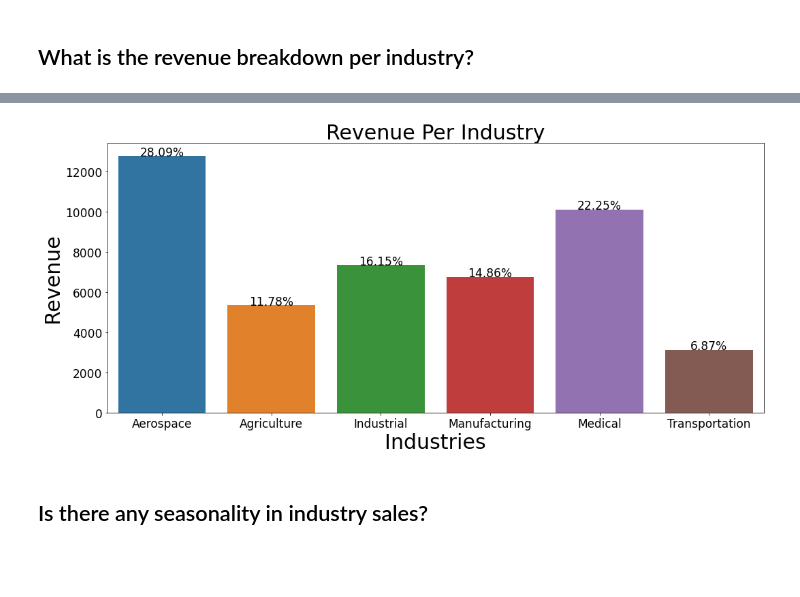
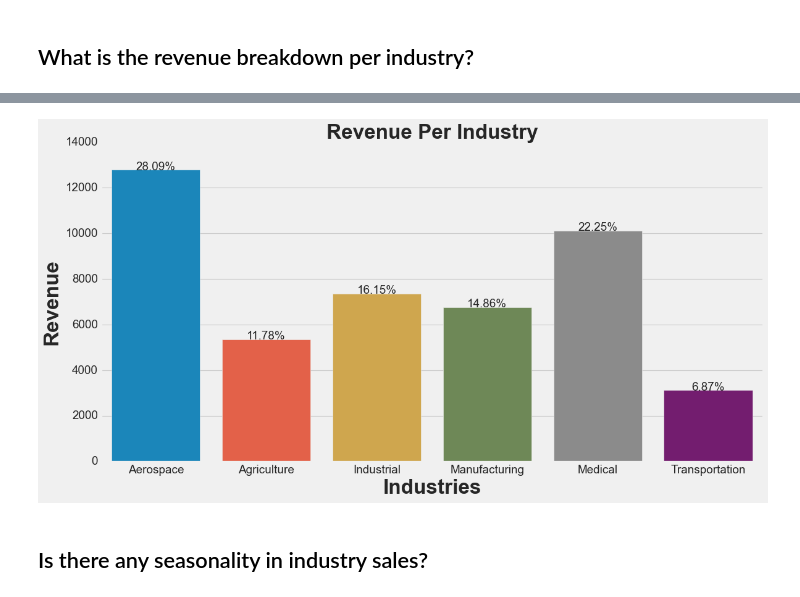
Before and after one commit to ValGRY/Data-Science-Projects, a Jupyter notebook: Techno Industries Inc/Techno Industries Inc..ipynb, the cells around one changed output, grey strips where cells are left out. Drawn from its saved outputs; the diff is of its cells as text; code cells hidden in the pictures; blank space fills up the shorter version.

```diff
--- a/Techno Industries Inc/Techno Industries Inc..ipynb
+++ b/Techno Industries Inc/Techno Industries Inc..ipynb
@@ -215,18 +220,20 @@ plt.title('Average Revenue Per Industry', size = 22);
-# %%
-plt.figure(figsize=(15,7))
-total = len(df['Revenue (total)'])
-ax = sns.countplot(x = df['Business Type'].sort_values(ascending=True), data=df)
-for h in ax.patches:
-    height = h.get_height()
-    ax.text(h.get_x() + h.get_width() / 2., height + 3,'{:1.2f}'.format((height/total*100)) + '%',
-            ha="center",size=17)
-plt.yticks(size = 17)
-plt.xticks(size = 17)
-plt.xlabel('Industries', size = 30)
-plt.ylabel('Revenue', size = 30)
-plt.title('Revenue Per Industry', size = 30)
-plt.tight_layout()
-# %% [output]
-[figure, removed]
+# %%
+plt.style.use('fivethirtyeight')
+
+plt.figure(figsize=(15,8))
+total = len(df['Revenue (total)'])
+ax = sns.countplot(x = df['Business Type'].sort_values(ascending=True), data=df)
+for h in ax.patches:
+    height = h.get_height()
+    ax.text(h.get_x() + h.get_width() / 2., height + 3,'{:1.2f}'.format((height/total*100)) + '%',
+            ha="center",size=17)
+plt.yticks(size = 17)
+plt.xticks(size = 17)
+plt.xlabel('Industries', size = 30, weight='bold')
+plt.ylabel('Revenue', size = 30, weight='bold')
+plt.title('Revenue Per Industry', size = 30, weight='bold')
+plt.tight_layout()
+# %% [output]
+[figure, added]
 # %% [markdown]
 ## Is there any seasonality in industry sales?
```
Also changed, not shown: parts of 10 cells of this notebook.
